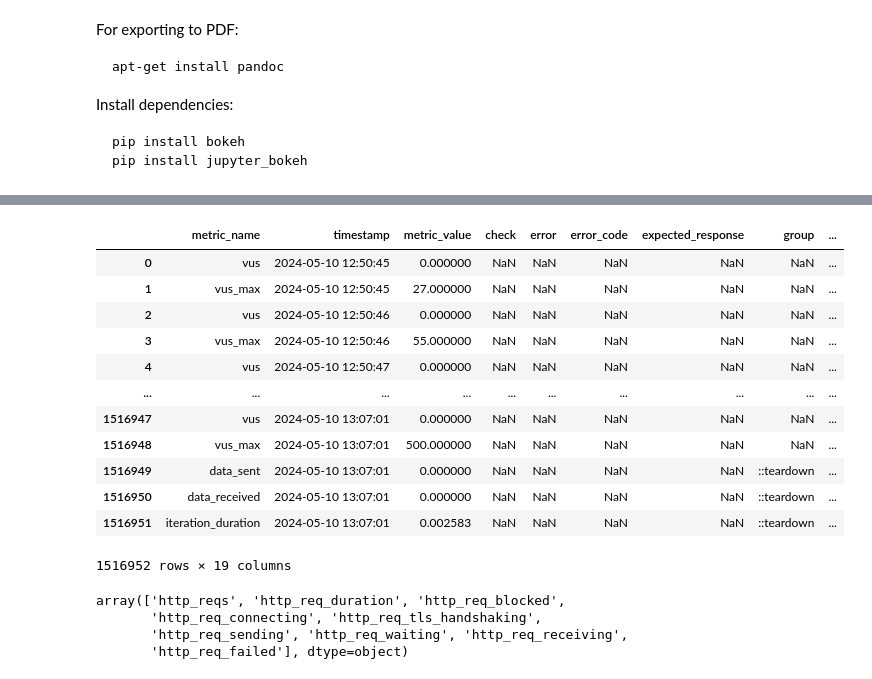
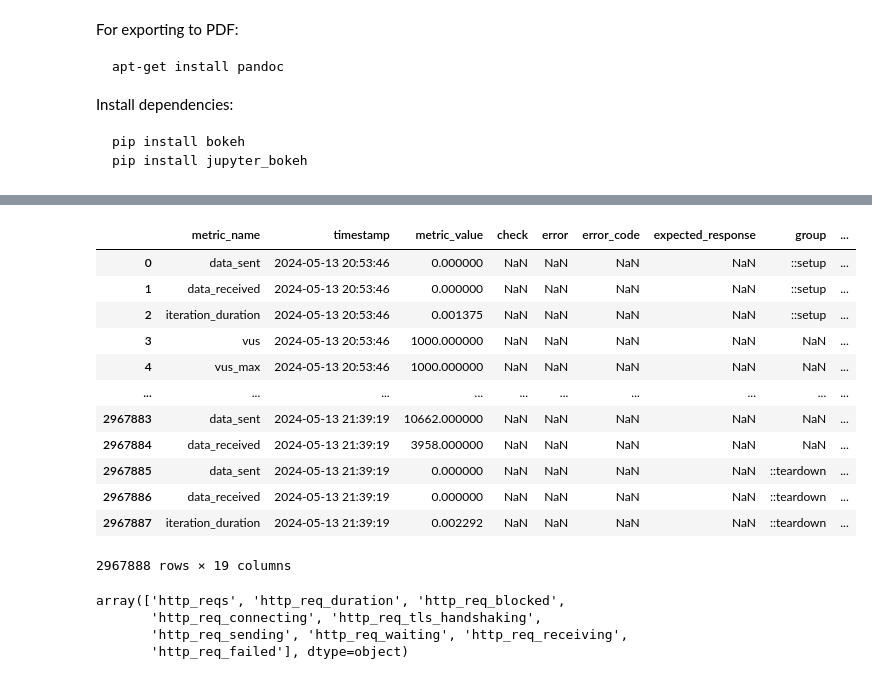
Before and after one commit to passportxyz/passport-scorer, a Jupyter notebook: load_tests/scorer_load_test_results.ipynb, the cells around one changed output, grey strips where cells are left out. Cells and saved outputs as stored; diff of their text form; code cells hidden in the pictures.

Commit message:
chore: improved load testing

```diff
--- a/load_tests/scorer_load_test_results.ipynb
+++ b/load_tests/scorer_load_test_results.ipynb
@@ -12,38 +12,38 @@ pip install jupyter_bokeh
 # %%
 
 import pandas as pd
 import matplotlib.pyplot as plt
 from bokeh.plotting import figure, show
 from bokeh.io import output_notebook
 import re
 
 from numpy import NaN
 
-results = "./full-stack-test/scorer_load_test_1500_15min.csv"
+results = "./full-stack-test/scorer_load_test_1000vus_45m_increased_timeout.csv"
 df = pd.read_csv(results, low_memory=False)
 if "tracked=true" in df.extra_tags.unique():
     df = df[df["extra_tags"]=="tracked=true"]
 df["timestamp"] = pd.to_datetime(df.timestamp, unit='s')
 
 output_notebook()
 
 df
 # %% [output]
 [interactive output not drawn]
 [interactive output not drawn]
 |  | metric_name | timestamp | metric_value | check | error | error_code | expected_response | group | ... |
-| 0 | vus | 2024-05-10 12:50:45 | 0.000000 | NaN | NaN | NaN | NaN | NaN | ... |
-| 1 | vus_max | 2024-05-10 12:50:45 | 27.000000 | NaN | NaN | NaN | NaN | NaN | ... |
-| 2 | vus | 2024-05-10 12:50:46 | 0.000000 | NaN | NaN | NaN | NaN | NaN | ... |
-| 3 | vus_max | 2024-05-10 12:50:46 | 55.000000 | NaN | NaN | NaN | NaN | NaN | ... |
-| 4 | vus | 2024-05-10 12:50:47 | 0.000000 | NaN | NaN | NaN | NaN | NaN | ... |
+| 0 | data_sent | 2024-05-13 20:53:46 | 0.000000 | NaN | NaN | NaN | NaN | ::setup | ... |
+| 1 | data_received | 2024-05-13 20:53:46 | 0.000000 | NaN | NaN | NaN | NaN | ::setup | ... |
+| 2 | iteration_duration | 2024-05-13 20:53:46 | 0.001375 | NaN | NaN | NaN | NaN | ::setup | ... |
+| 3 | vus | 2024-05-13 20:53:46 | 1000.000000 | NaN | NaN | NaN | NaN | NaN | ... |
+| 4 | vus_max | 2024-05-13 20:53:46 | 1000.000000 | NaN | NaN | NaN | NaN | NaN | ... |
 | ... | ... | ... | ... | ... | ... | ... | ... | ... | ... |
-| 1516947 | vus | 2024-05-10 13:07:01 | 0.000000 | NaN | NaN | NaN | NaN | NaN | ... |
-| 1516948 | vus_max | 2024-05-10 13:07:01 | 500.000000 | NaN | NaN | NaN | NaN | NaN | ... |
-| 1516949 | data_sent | 2024-05-10 13:07:01 | 0.000000 | NaN | NaN | NaN | NaN | ::teardown | ... |
-| 1516950 | data_received | 2024-05-10 13:07:01 | 0.000000 | NaN | NaN | NaN | NaN | ::teardown | ... |
-| 1516951 | iteration_duration | 2024-05-10 13:07:01 | 0.002583 | NaN | NaN | NaN | NaN | ::teardown | ... |
+| 2967883 | data_sent | 2024-05-13 21:39:19 | 10662.000000 | NaN | NaN | NaN | NaN | NaN | ... |
+| 2967884 | data_received | 2024-05-13 21:39:19 | 3958.000000 | NaN | NaN | NaN | NaN | NaN | ... |
+| 2967885 | data_sent | 2024-05-13 21:39:19 | 0.000000 | NaN | NaN | NaN | NaN | ::teardown | ... |
+| 2967886 | data_received | 2024-05-13 21:39:19 | 0.000000 | NaN | NaN | NaN | NaN | ::teardown | ... |
+| 2967887 | iteration_duration | 2024-05-13 21:39:19 | 0.002292 | NaN | NaN | NaN | NaN | ::teardown | ... |
-1516952 rows × 19 columns
+2967888 rows × 19 columns
 # %%
 
 def extract_url_prefix(url):
```
Also changed, not shown: parts of 3 cells of this notebook, 4 other files.
